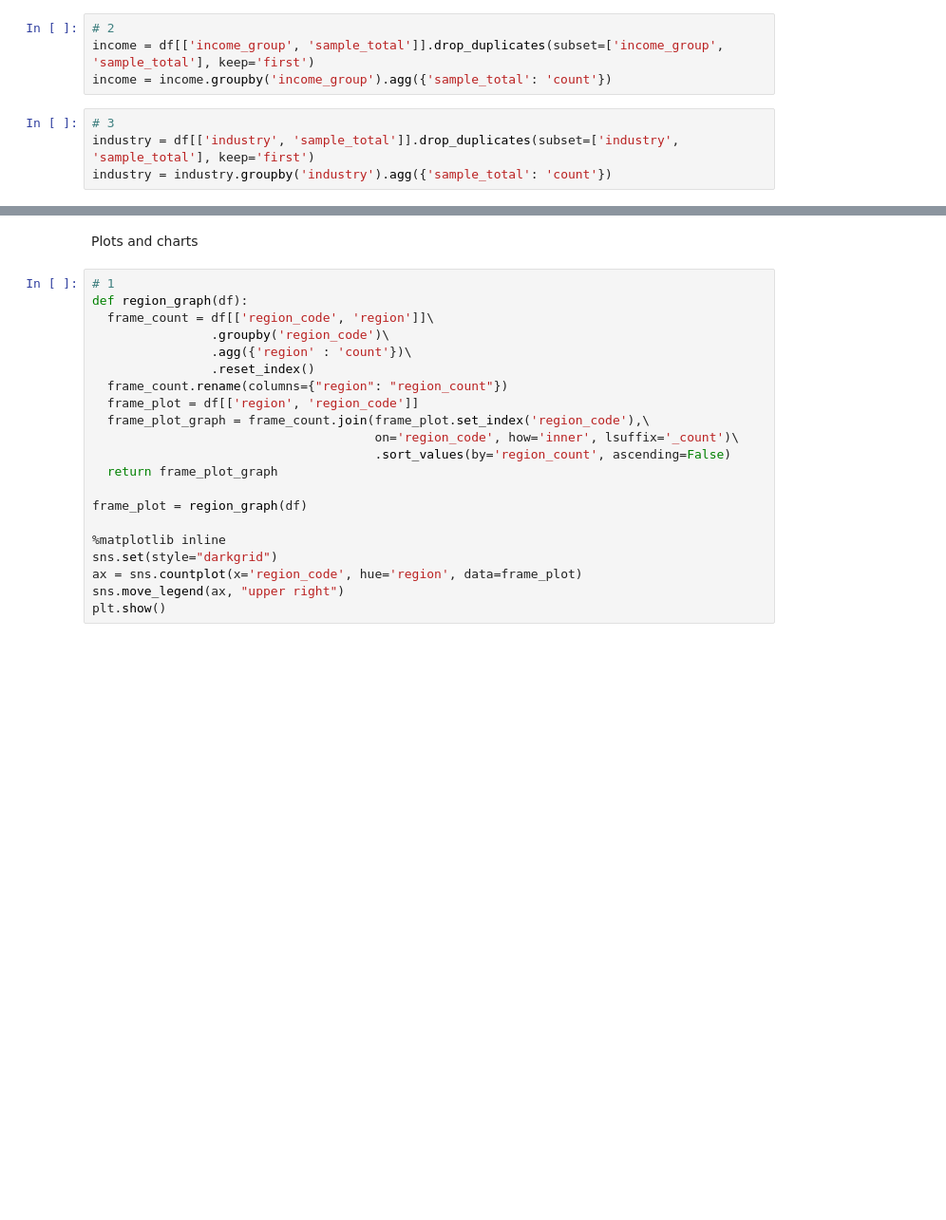
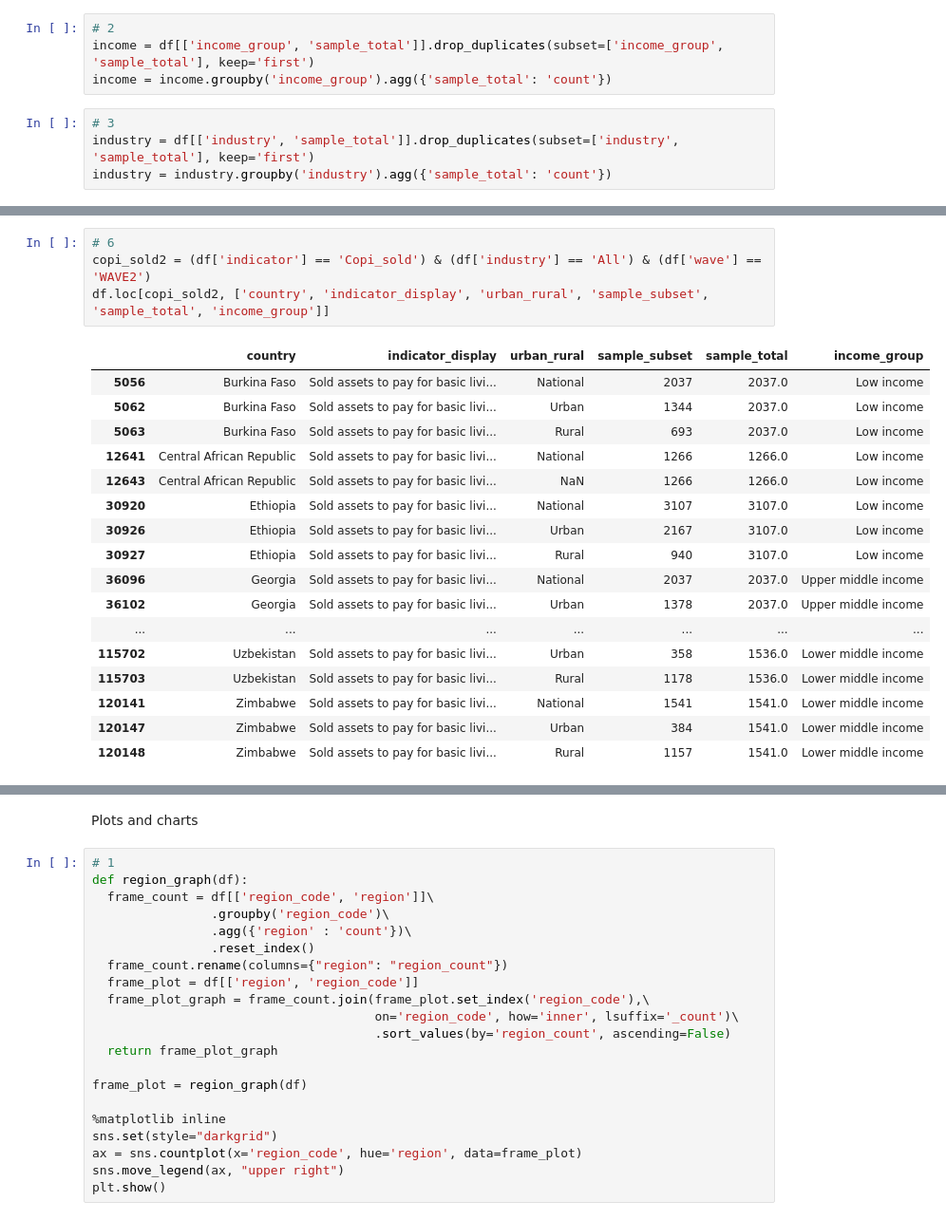
Before and after one commit to asrospie/covid_housing_eda, a Jupyter notebook: DSE_6000_Final_Project.ipynb, the cells around one changed output, grey strips where cells are left out. Shown at 95% size. Drawn from its saved outputs; the diff is of its cells as text; blank space fills up the shorter version.

```diff
--- a/DSE_6000_Final_Project.ipynb
+++ b/DSE_6000_Final_Project.ipynb
@@ -56,0 +61,22 @@ See the caveats in the documentation: https://pandas.pydata.org/pandas-docs/stab
+# %%
+# 6
+copi_sold2 = (df['indicator'] == 'Copi_sold') & (df['industry'] == 'All') & (df['wave'] == 'WAVE2')
+df.loc[copi_sold2, ['country', 'indicator_display', 'urban_rural', 'sample_subset', 'sample_total', 'income_group']]
+# %% [output]
+|  | country | indicator_display | urban_rural | sample_subset | sample_total | income_group |
+| 5056 | Burkina Faso | Sold assets to pay for basic livi... | National | 2037 | 2037.0 | Low income |
+| 5062 | Burkina Faso | Sold assets to pay for basic livi... | Urban | 1344 | 2037.0 | Low income |
+| 5063 | Burkina Faso | Sold assets to pay for basic livi... | Rural | 693 | 2037.0 | Low income |
+| 12641 | Central African Republic | Sold assets to pay for basic livi... | National | 1266 | 1266.0 | Low income |
+| 12643 | Central African Republic | Sold assets to pay for basic livi... | NaN | 1266 | 1266.0 | Low income |
+| 30920 | Ethiopia | Sold assets to pay for basic livi... | National | 3107 | 3107.0 | Low income |
+| 30926 | Ethiopia | Sold assets to pay for basic livi... | Urban | 2167 | 3107.0 | Low income |
+| 30927 | Ethiopia | Sold assets to pay for basic livi... | Rural | 940 | 3107.0 | Low income |
+| 36096 | Georgia | Sold assets to pay for basic livi... | National | 2037 | 2037.0 | Upper middle income |
+| 36102 | Georgia | Sold assets to pay for basic livi... | Urban | 1378 | 2037.0 | Upper middle income |
+| ... | ... | ... | ... | ... | ... | ... |
+| 115702 | Uzbekistan | Sold assets to pay for basic livi... | Urban | 358 | 1536.0 | Lower middle income |
+| 115703 | Uzbekistan | Sold assets to pay for basic livi... | Rural | 1178 | 1536.0 | Lower middle income |
+| 120141 | Zimbabwe | Sold assets to pay for basic livi... | National | 1541 | 1541.0 | Lower middle income |
+| 120147 | Zimbabwe | Sold assets to pay for basic livi... | Urban | 384 | 1541.0 | Lower middle income |
+| 120148 | Zimbabwe | Sold assets to pay for basic livi... | Rural | 1157 | 1541.0 | Lower middle income |
```
Also changed, not shown: parts of 10 cells of this notebook.
